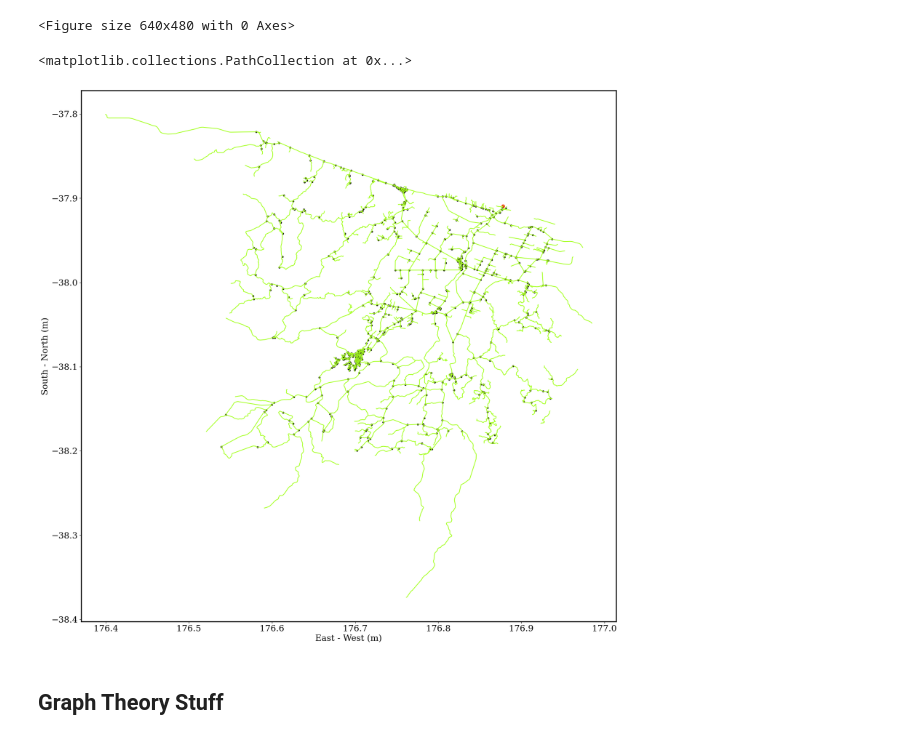
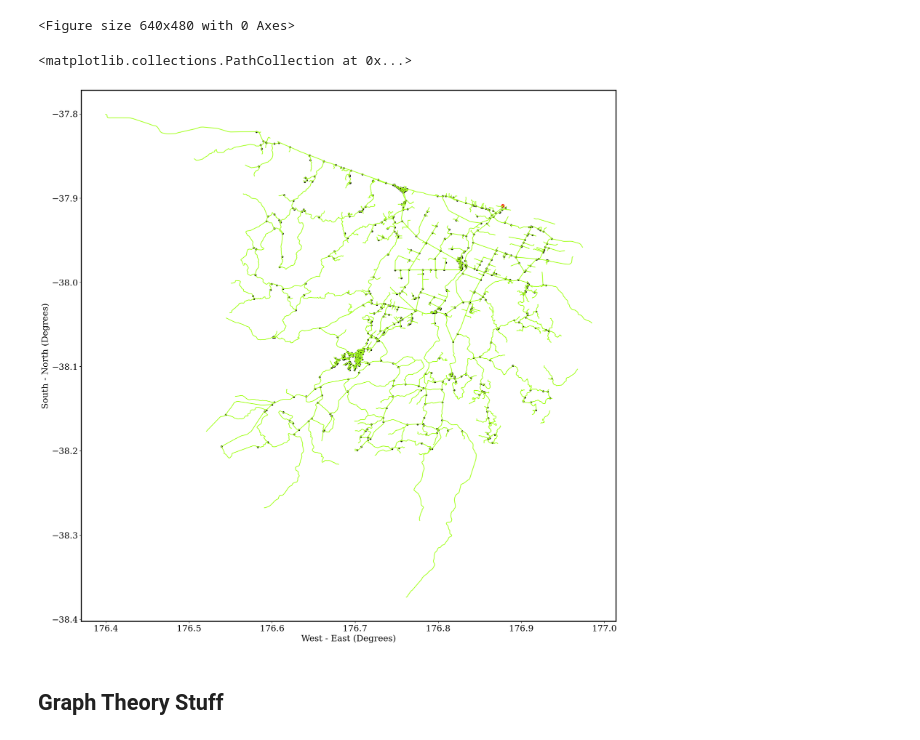
Before and after one commit to Sifyrena/Geospatial_Hackathon_21, a Jupyter notebook: BaseInteract.ipynb, the cells around one changed output. Drawn from its saved outputs; the diff is of its cells as text; code cells hidden in the pictures.

```diff
--- a/BaseInteract.ipynb
+++ b/BaseInteract.ipynb
@@ -240,29 +358,31 @@ Done!
 # %%
 fig = plt.figure(figsize = (20,20))
 ax = fig.add_subplot(111)
 
 
 plt.scatter(seenPoints[:,0],seenPoints[:,1],color = 'k', s = 10)
 
 for i in range(len(st)):
 
     PAR = np.array(tL[i].points)
 
     PAR = PAR.reshape([-1,2])
 
     ax.plot(PAR[:,0],PAR[:,1], color = '#a6ff23')
 
-ax.set_xlabel('East - West (m)')
+ax.set_xlabel('West - East (Degrees)')
 
-ax.set_ylabel('South - North (m)')
+ax.set_ylabel('South - North (Degrees)')
+
+InputX, InputY =
 
 Output = FindNearest(Intersections,[InputX,InputY])
 
 
 plt.scatter([Output[0]],[Output[1]],color = 'r')
 # %% [output]
 <matplotlib.collections.PathCollection at 0x...>
-[figure, old version]
+[figure, new version]
 # %% [markdown]
 ## Graph Theory Stuff
 # %%
```
Also changed, not shown: parts of 17 cells of this notebook.
